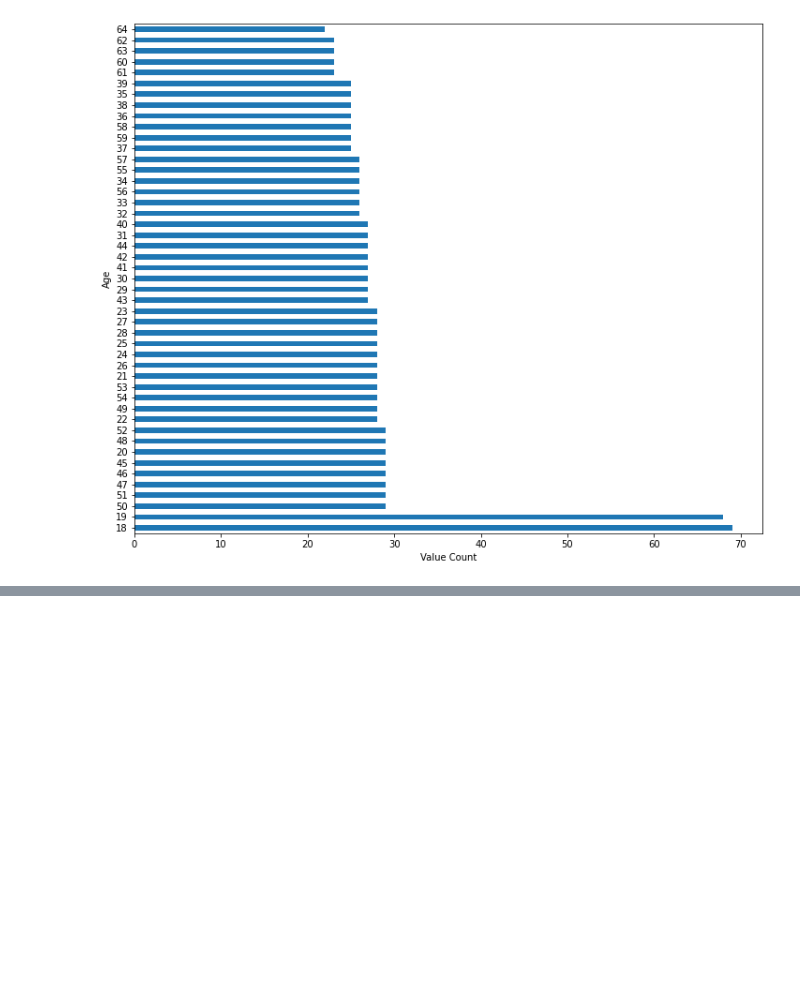
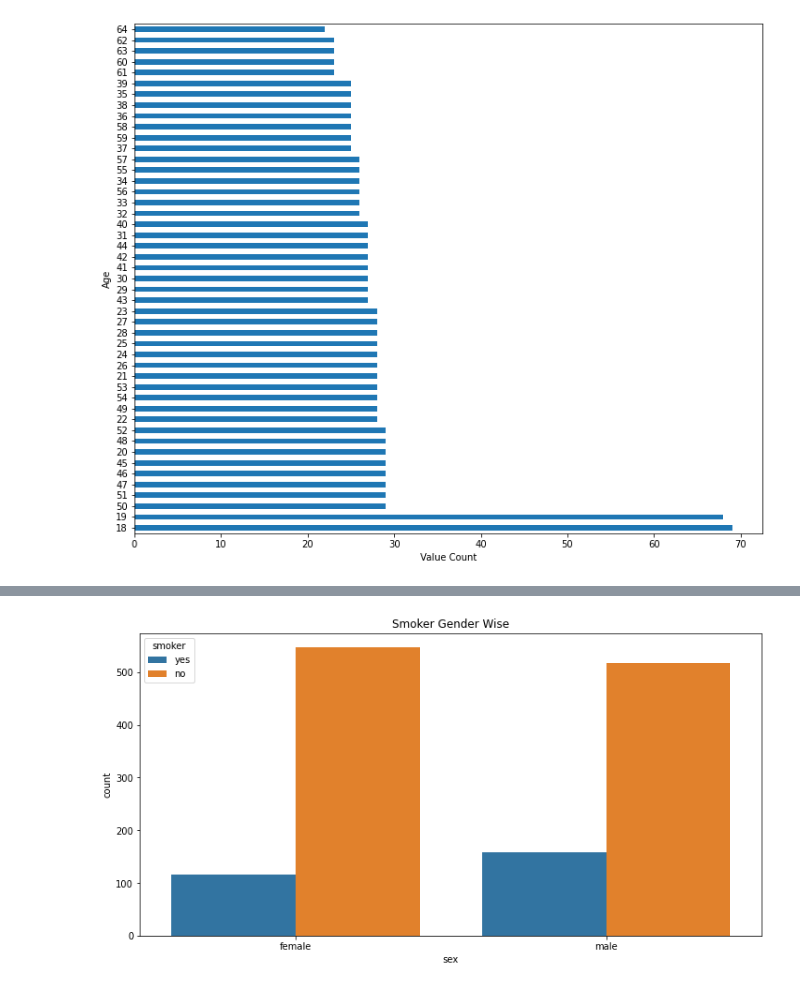
Before and after one commit to Sialsanwal/Data-Science, a Jupyter notebook: Machine learning Model/Regression Model/Project 2/EDA.ipynb, the cells around one changed output, grey strips where cells are left out. Drawn from its saved outputs; the diff is of its cells as text; code cells hidden in the pictures; blank space fills up the shorter version.

```diff
--- a/Machine learning Model/Regression Model/Project 2/EDA.ipynb
+++ b/Machine learning Model/Regression Model/Project 2/EDA.ipynb
@@ -133,0 +131,7 @@ sns.pairplot(df)
+# %%
+plt.figure(figsize=(12,6))
+sns.countplot(data=df,x=df.sex,hue='smoker')
+plt.title("Smoker Gender Wise")
+plt.show()
+# %% [output]
+[figure, added]
```
Also changed, not shown: parts of 13 cells of this notebook, 1 other file.
